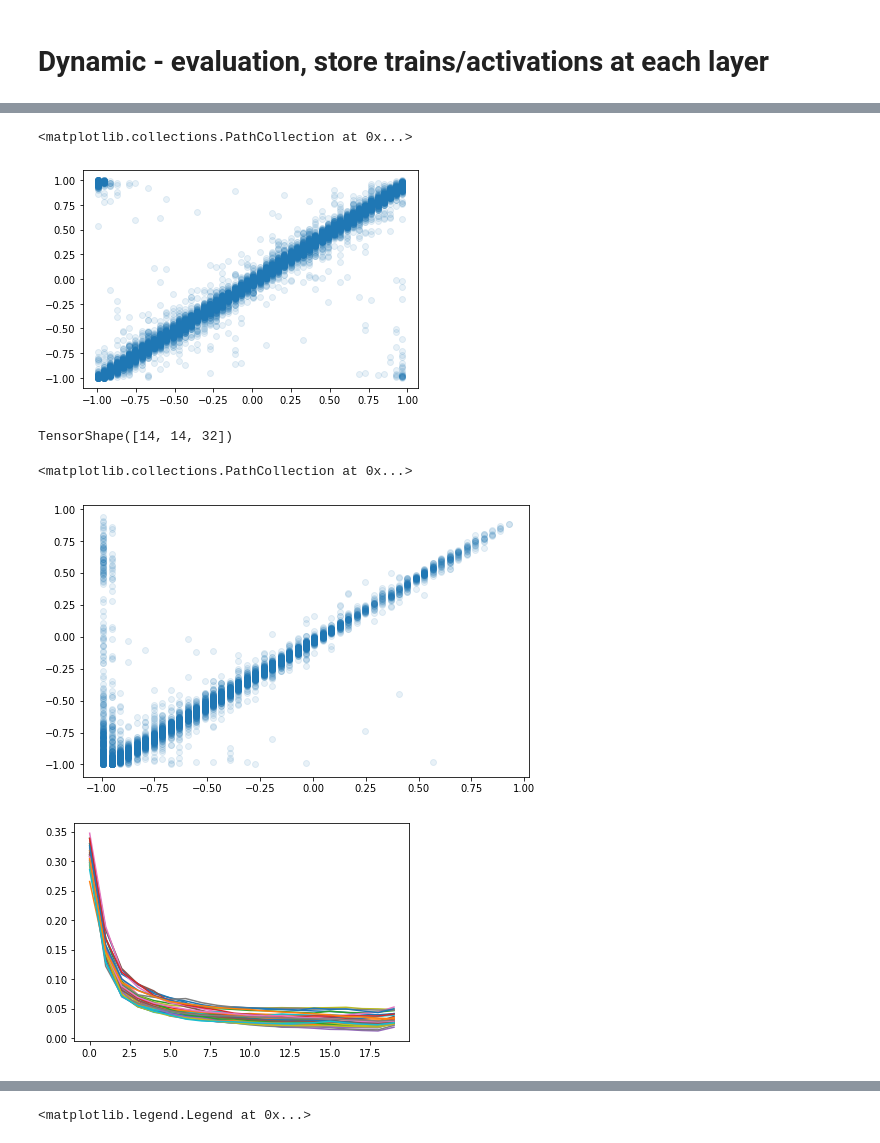
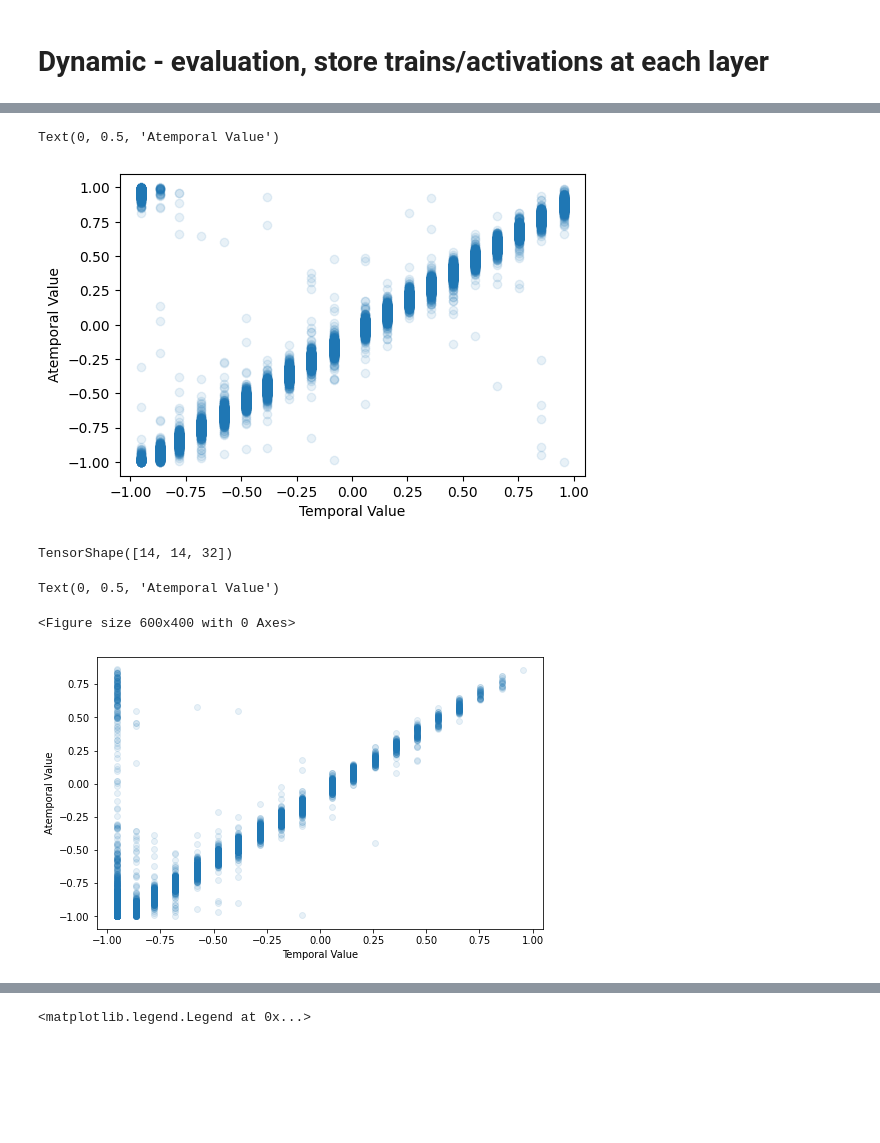
Before and after one commit to wilkieolin/phasor_networks, a Jupyter notebook: cifar detail.ipynb, the cells around one changed output, grey strips where cells are left out. Cells and saved outputs as stored; diff of their text form; code cells hidden in the pictures; blank space fills up the shorter version.

```diff
--- a/cifar detail.ipynb
+++ b/cifar detail.ipynb
@@ -180,8 +195,11 @@ plt.plot(mse2s.transpose());
 # %%
+plt.figure(dpi=dpi)
 plt.scatter(phase1[0][-1,...], sc2[0,...], alpha=0.1)
+plt.xlabel("Temporal Value")
+plt.ylabel("Atemporal Value")
 # %% [output]
-<matplotlib.collections.PathCollection at 0x...>
+Text(0, 0.5, 'Atemporal Value')
-[figure, old version]
+[figure, new version]
 # %%
 poolin = model.conv2.output_shape2
 # %%
@@ -197,12 +215,12 @@ phase2 = train_to_phase(spks2, poolout, depth=2, repeats=m_repeats)
 # %%
 mse3s = np.array([[nan_mse(phase2[j][i,...], sp1[j]) for i in range(m_repeats)] for j in range(n_subsample)])
 # %%
+plt.figure(dpi=dpi)
 plt.figure(figsize=(8,5))
 plt.scatter(phase2[0][-1,...], sp1[0,...], alpha=0.1)
+plt.xlabel("Temporal Value")
+plt.ylabel("Atemporal Value")
 # %% [output]
-<matplotlib.collections.PathCollection at 0x...>
+Text(0, 0.5, 'Atemporal Value')
+<Figure size 600x400 with 0 Axes>
-[figure, old version]
+[figure, new version]
-# %%
-plt.plot(mse3s.transpose());
-# %% [output]
-[figure, removed]
```
Also changed, not shown: parts of 43 cells of this notebook, 44 other files.
